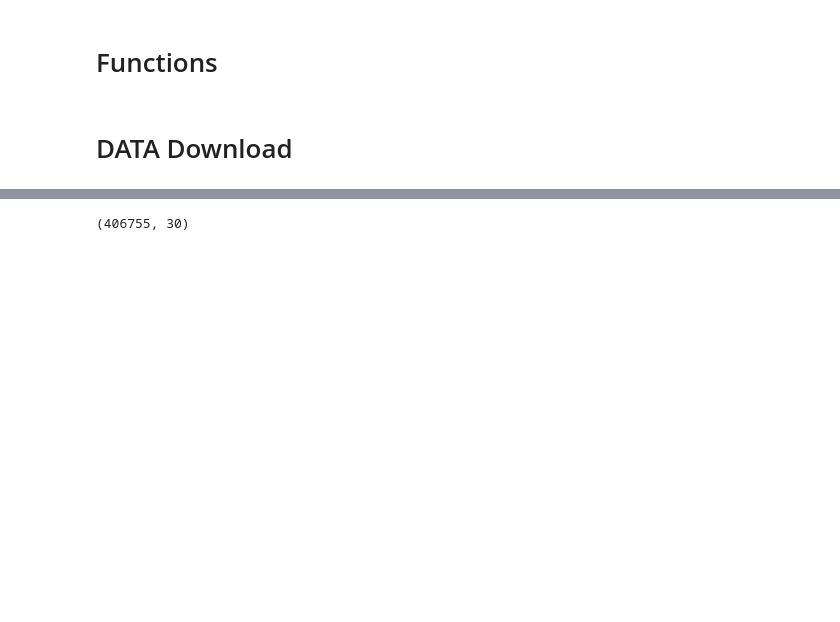
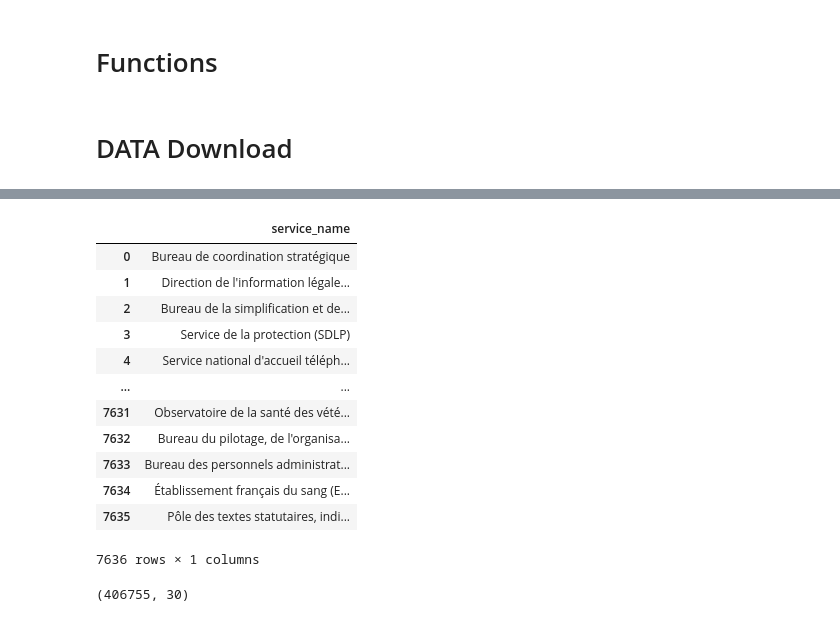
Before and after one commit to johnplt/ted, a Jupyter notebook: notebook/ted.ipynb, the cells around one changed output, grey strips where cells are left out. Drawn from its saved outputs; the diff is of its cells as text; code cells hidden in the pictures; blank space fills up the shorter version.

```diff
--- a/notebook/ted.ipynb
+++ b/notebook/ted.ipynb
@@ -107,4 +123,23 @@ with fs.open(FILE_PATH_TED_S3+"/dila_refOrga_admin_Etat_fr_20230505.json", mode=
 # %%
 json_column=orga['service']
 # %%
-service_name = json_column.apply(lambda x: x['nom']).to_frame()
+frame = {'service_name': json_column.apply(lambda x: x['nom']),
+'type_organisme':}
+# %%
+service_name = pd.DataFrame(frame)
+# %%
+service_name
+# %% [output]
+|  | service_name |
+| 0 | Bureau de coordination stratégique |
+| 1 | Direction de l'information légale... |
+| 2 | Bureau de la simplification et de... |
+| 3 | Service de la protection (SDLP) |
+| 4 | Service national d'accueil téléph... |
+| ... | ... |
+| 7631 | Observatoire de la santé des vété... |
+| 7632 | Bureau du pilotage, de l'organisa... |
+| 7633 | Bureau des personnels administrat... |
+| 7634 | Établissement français du sang (E... |
+| 7635 | Pôle des textes statutaires, indi... |
+7636 rows × 1 columns
```
Also changed, not shown: parts of 4 cells of this notebook.
